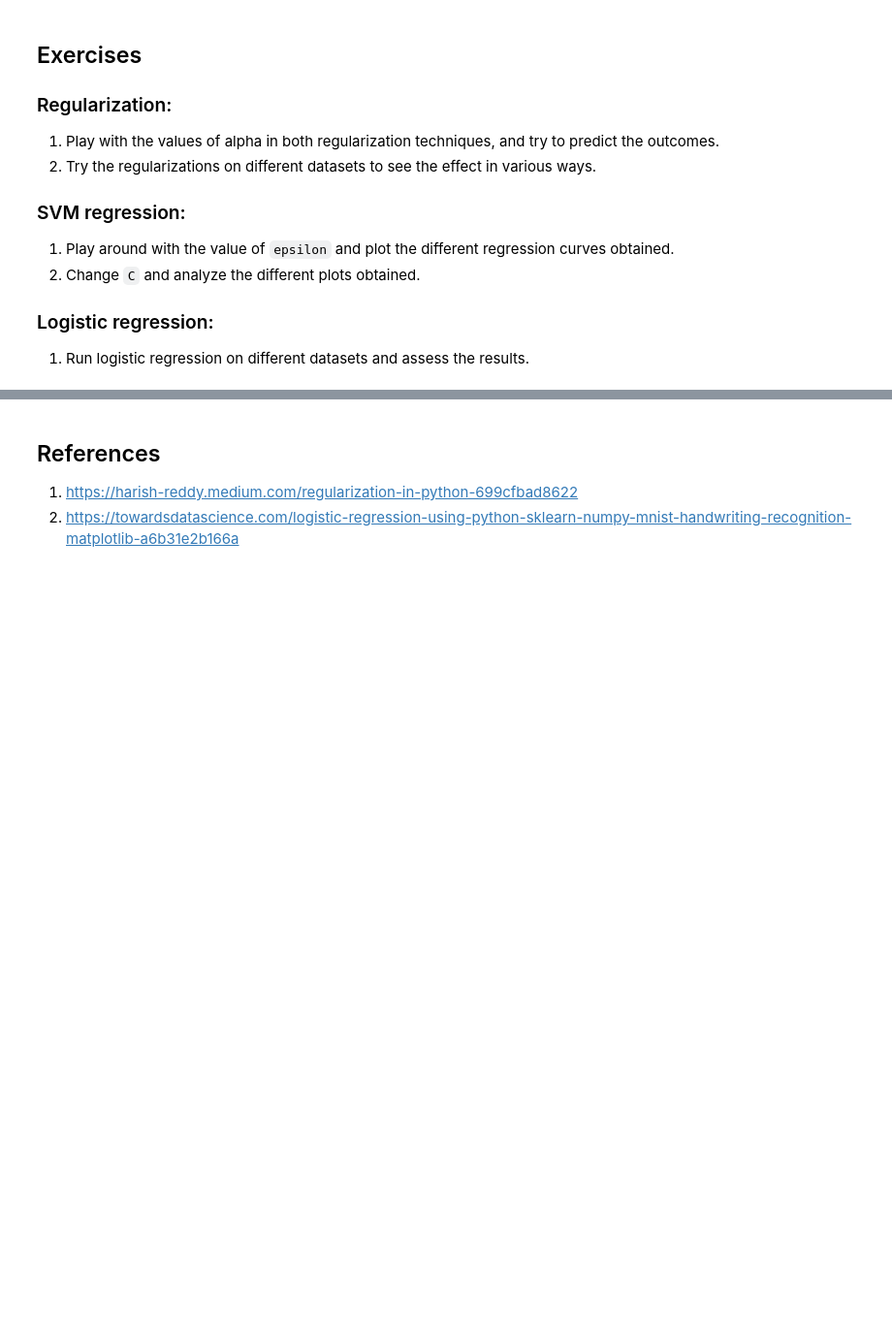
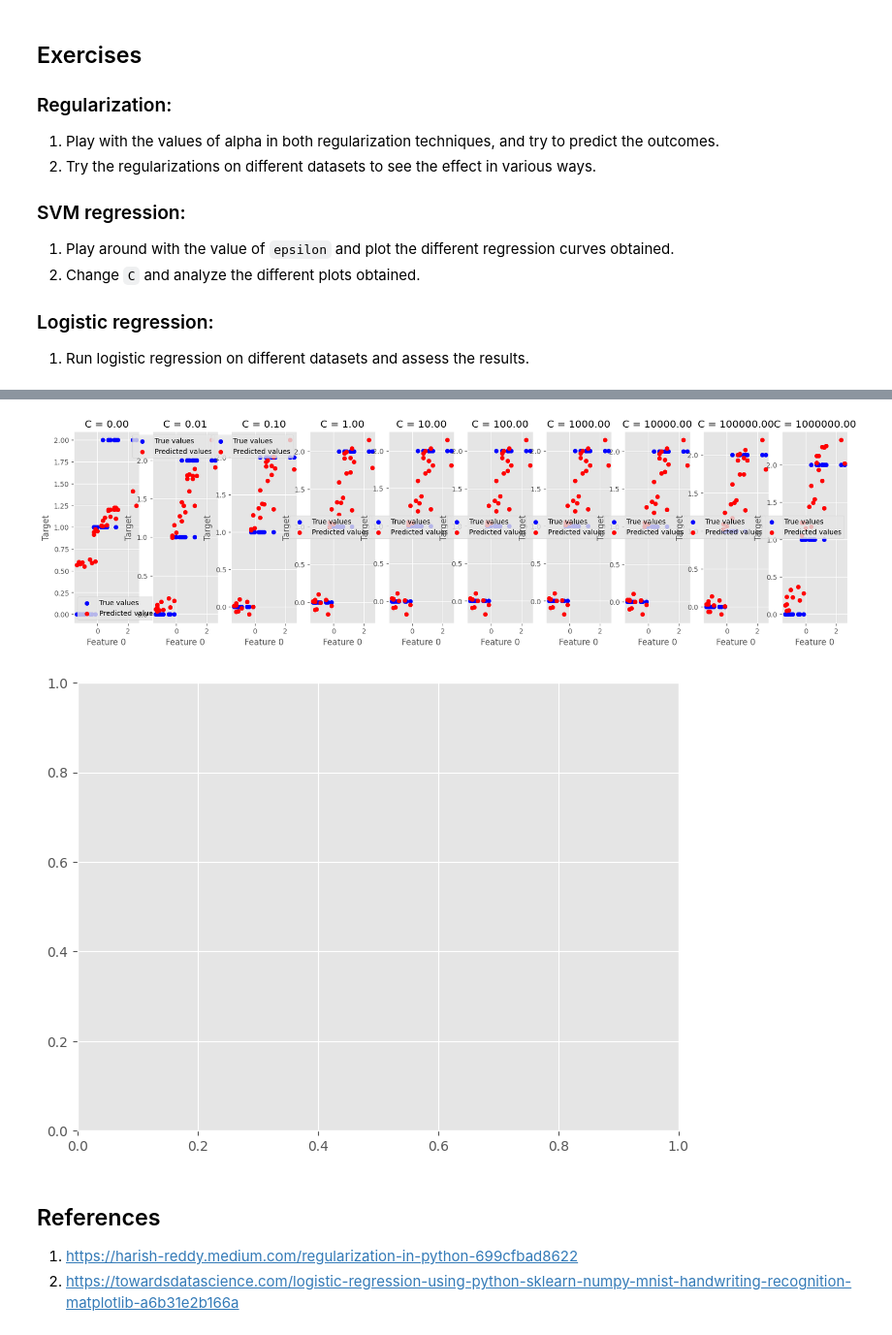
Before and after one commit to Chinttu15/FMML_Project_And_Labs, a Jupyter notebook: Regression_Lab_3.ipynb, the cells around one changed output, grey strips where cells are left out. Shown at 97% size. Cells and saved outputs as stored; diff of their text form; code cells hidden in the pictures; blank space fills up the shorter version.

```diff
--- a/Regression_Lab_3.ipynb
+++ b/Regression_Lab_3.ipynb
@@ -647,0 +856,78 @@ plt.title(all_sample_title, size = 15);
+# %%
+from sklearn.datasets import load_iris
+from sklearn.model_selection import train_test_split
+from sklearn.linear_model import LogisticRegression
+from sklearn.metrics import classification_report, accuracy_score
+from sklearn.preprocessing import StandardScaler
+import numpy as np
+import matplotlib.pyplot as plt
+
+# Load iris dataset
+iris = load_iris()
+X = iris.data
+y = iris.target
+
+# Split data into training and testing sets
+X_train, X_test, y_train, y_test = train_test_split(X, y, test_size=0.2, random_state=42)
+
+# Standardize features
+scaler = StandardScaler()
+X_train_scaled = scaler.fit_transform(X_train)
+X_test_scaled = scaler.transform(X_test)
+
+# Train logistic regression model
+log_reg = LogisticRegression()
+
+try:
+    log_reg.fit(X_train_scaled, y_train)
+    y_pred = log_reg.predict(X_test_scaled)
+    print(classification_report(y_test, y_pred))
+    print("Accuracy: {:.2f}%".format(accuracy_score(y_test, y_pred) * 100))
+except KeyboardInterrupt:
+    print("Training interrupted. Exiting...")
+    sys.exit(0)
+
+# Create a figure with 10 subplots, one for each C value
+C_values = [0.001, 0.01, 0.1, 1, 10, 100, 1000, 10000, 100000, 1000000]
+fig, axs = plt.subplots(nrows=1, ncols=len(C_values), figsize=(20, 5))
+
+# Iterate over the range of C values
+for i, C in enumerate(C_values):
+    # Create an SVR model with the current C value
+    svm_reg = SVR(kernel='linear', C=C)
+
+    try:
+        # Fit the model to the training data
+        svm_reg.fit(X_train_scaled, y_train)
+
+        # Predict the target values for the test data
+        y_pred = svm_reg.predict(X_test_scaled)
+
+        # Plot the regression curve
+        axs[i].scatter(X_test_scaled[:, 0], y_test, color='blue', label='True values')
+        axs[i].scatter(X_test_scaled[:, 0], y_pred, color='red', label='Predicted values')
+        axs[i].set_xlabel('Feature 0')
+        axs[i].set_ylabel('Target')
+        axs[i].set_title(f'C = {C:.2f}')
+        axs[i].legend()
+
+    except KeyboardInterrupt:
+        print("Training interrupted. Exiting...")
+        sys.exit(0)
+
+plt.show()
+
+# Create a figure for the decision boundary plot
+fig, ax = plt.subplots(figsize=(8, 6))
+
+# Define the range of values for the x and y variables
+x_min, x_max = X[:, 0].min() - 0.1, X[:, 0].max() + 0.1
+y_min, y_max = X[:, 1].min() - 0.1, X[:, 1].max() + 0.1
+xx, yy = np.meshgrid(np.arange(x_min, x_max, 0.1), np.arange(y_min, y_max, 0.1))
+
+# Reshape the x and y arrays to be 2D
+X1 = X_train_scaled[:, 0].reshape(-1, 1)
+X2 = X_train_scaled[:, 1].reshape(-1, 1)
+
+# Compute the decision function
+# %% [output]
@@ -648,3 +945,5 @@ plt.title(all_sample_title, size = 15);
+[figure, added]
+[figure, added]
 # %% [markdown]
 ## References
 
```
Also changed, not shown: parts of 14 cells of this notebook.
